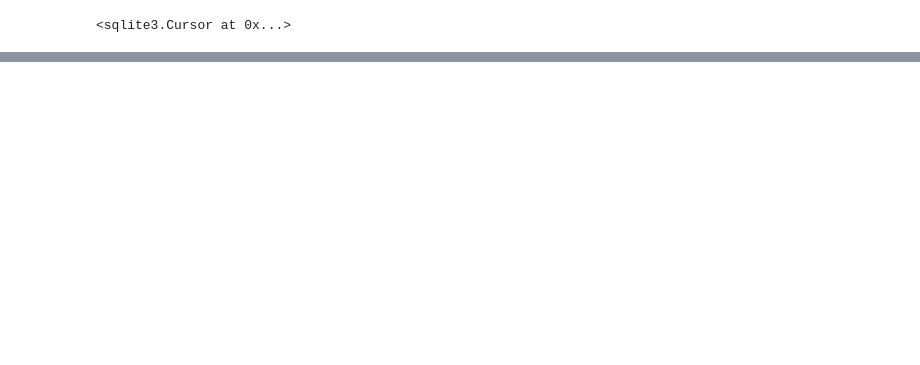
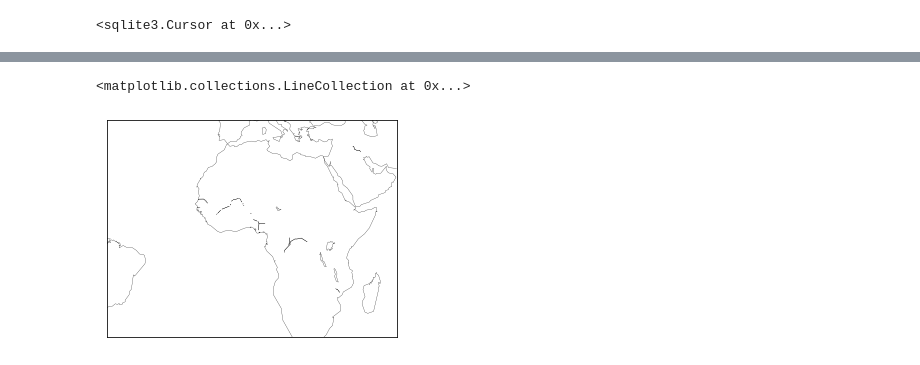
Before and after one commit to lisaweinzierl/Streamingprocessing_Python_Kafka, a Jupyter notebook: Excersise_OpenBeer.ipynb, the cells around one changed output, grey strips where cells are left out. Drawn from its saved outputs; the diff is of its cells as text; code cells hidden in the pictures; blank space fills up the shorter version.

```diff
--- a/Excersise_OpenBeer.ipynb
+++ b/Excersise_OpenBeer.ipynb
@@ -523,0 +674,37 @@ SELECT * FROM mybeers_table
+# %%
+from mpl_toolkits.basemap import Basemap
+from matplotlib import cm as cmap
+import matplotlib.pyplot as plt
+import numpy as np
+import warnings
+
+warnings.filterwarnings("ignore")
+
+# input data
+# coords = np.loadtxt("testdata.csv", delimiter=',', skiprows=1, usecols=(2, 3))
+# lon = coords[:,0]
+# lat = coords[:,1]
+
+a = (join_all['latitude'].dropna(how=all)).values.tolist()
+b = (join_all['longitude'].dropna(how=all)).values.tolist()
+
+# x = join_all['longitude'].values.tolist()
+
+# x = x.droppna(how=all)
+# y = y.droppna(how=all)
+
+# create map
+m = Basemap(width=12000000, height=9000000, projection='lcc',
+            resolution='c', lat_0=6, lon_0=4.)
+m.drawcoastlines(linewidth=0.25)
+
+# # # create heatmap
+# heatmap, xedges, yedges = np.histogram2d(y, x, bins=20)
+
+# # # plot map
+# plt.clf()
+# m.imshow(heatmap.T, interpolation='none', cmap=cmap.jet)
+# plt.show()
+# %% [output]
+<matplotlib.collections.LineCollection at 0x...>
+[figure, added]
```
Also changed, not shown: parts of 24 cells of this notebook.
